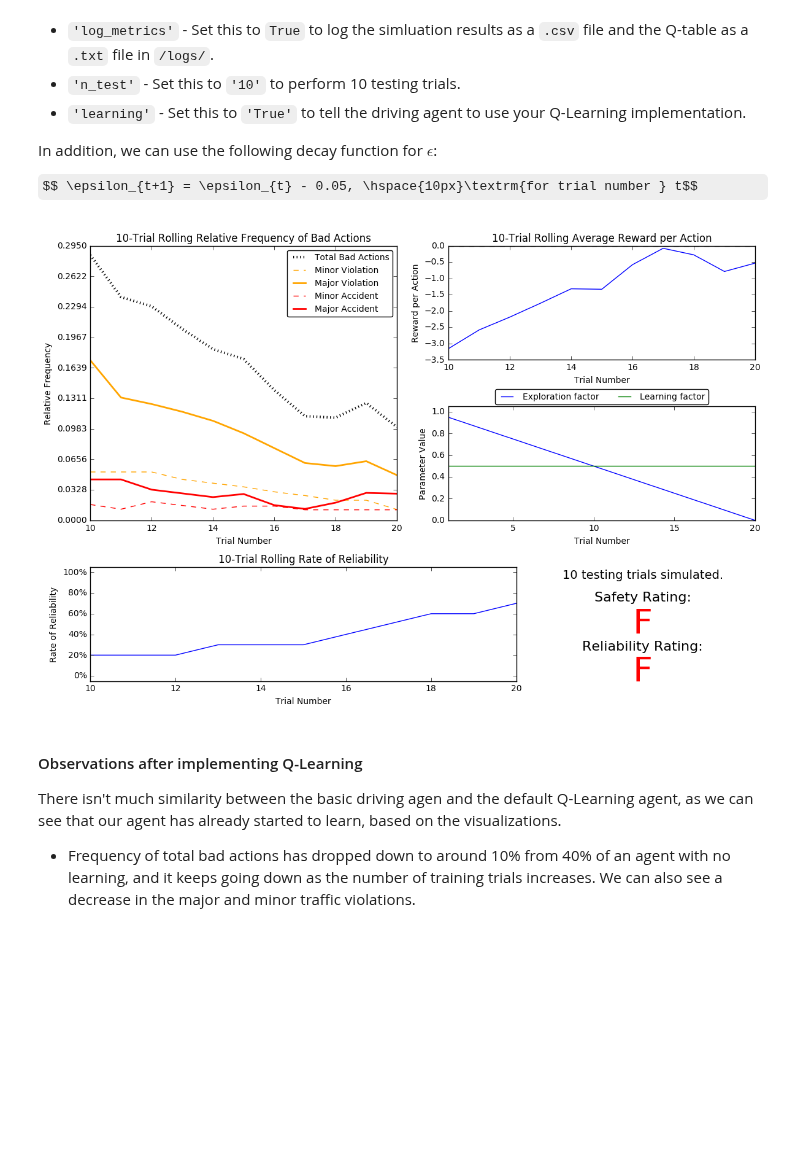
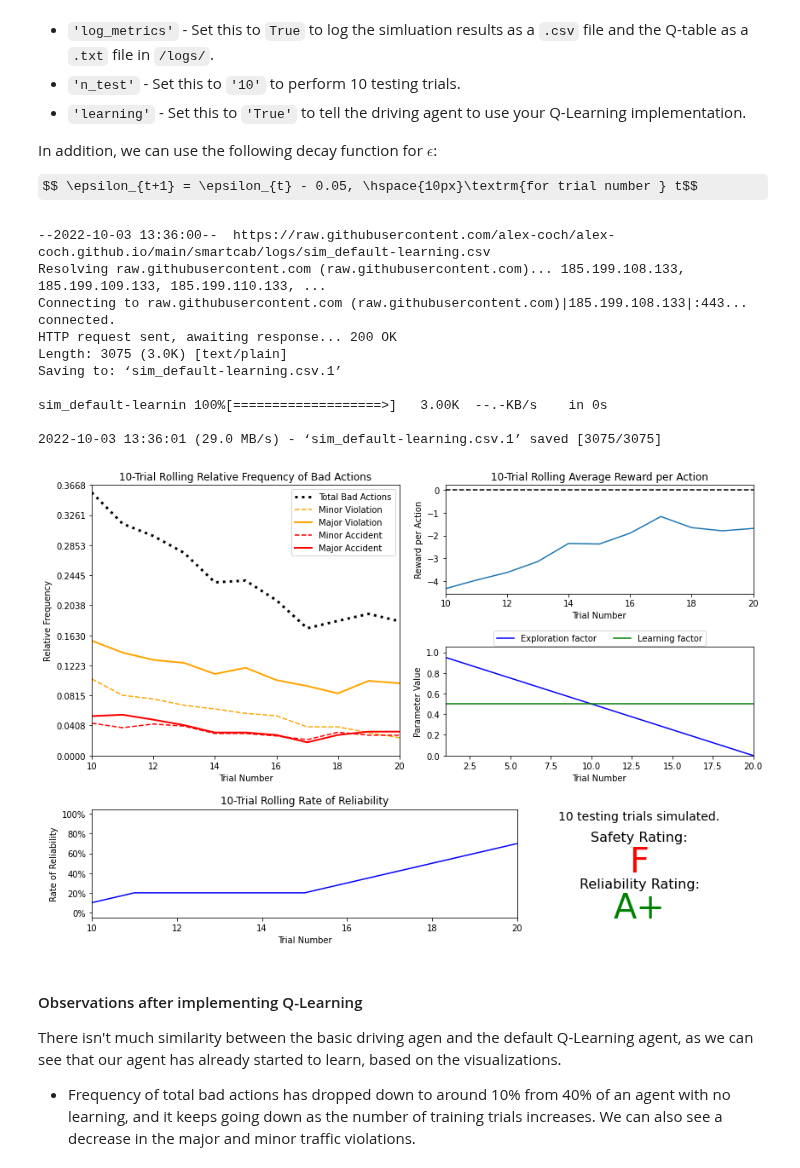
Before and after one commit to alex-coch/alex-coch.github.io, a Jupyter notebook: smartcab/smartcab.ipynb, the cells around one changed output. Drawn from its saved outputs; the diff is of its cells as text; code cells hidden in the pictures; some formulas as TeX source; blank space fills up the shorter version.

```diff
--- a/smartcab/smartcab.ipynb
+++ b/smartcab/smartcab.ipynb
@@ -162,9 +185,20 @@ In addition, we can use the following decay function for $\epsilon$:
 $$ \epsilon_{t+1} = \epsilon_{t} - 0.05, \hspace{10px}\textrm{for trial number } t$$
 # %%
 # Load the 'sim_default-learning' file from the default Q-Learning simulation
-vs.plot_trials('sim_default-learning.csv')
+! wget https://raw.githubusercontent.com/alex-coch/alex-coch.github.io/main/smartcab/logs/sim_default-learning.csv
+vs.plot_trials('/content/sim_default-learning.csv')
 # %% [output]
+--2022-10-03 13:36:00--  https://raw.githubusercontent.com/alex-coch/alex-coch.github.io/main/smartcab/logs/sim_default-learning.csv
+Resolving raw.githubusercontent.com (raw.githubusercontent.com)... 185.199.108.133, 185.199.109.133, 185.199.110.133, ...
+Connecting to raw.githubusercontent.com (raw.githubusercontent.com)|185.199.108.133|:443... connected.
+HTTP request sent, awaiting response... 200 OK
+Length: 3075 (3.0K) [text/plain]
+Saving to: ‘sim_default-learning.csv.1’
+
+sim_default-learnin 100%[===================>]   3.00K  --.-KB/s    in 0s
+
+2022-10-03 13:36:01 (29.0 MB/s) - ‘sim_default-learning.csv.1’ saved [3075/3075]
-[figure, old version]
+[figure, new version]
 # %% [markdown]
 #### Observations after implementing Q-Learning
 
```
Also changed, not shown: parts of 5 cells of this notebook.
